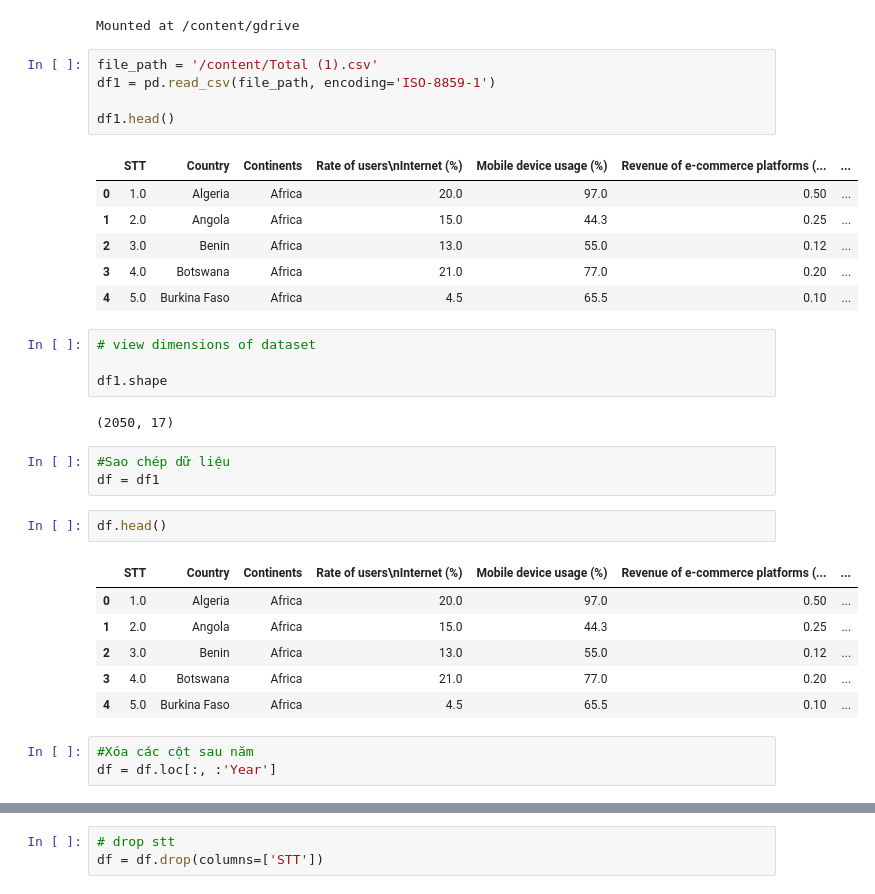
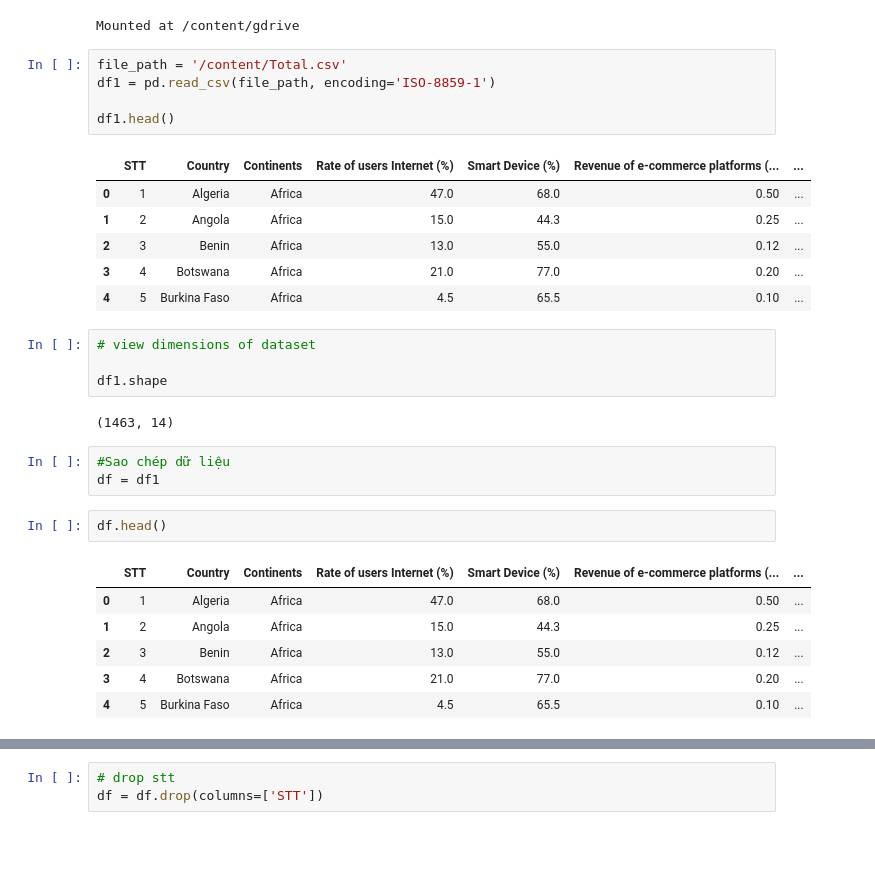
Before and after one commit to TheViet298/train_data_ttcs, a Jupyter notebook: ttcs1.ipynb, the cells around one changed output, grey strips where cells are left out. Cells and saved outputs as stored; diff of their text form; blank space fills up the shorter version.

```diff
--- a/ttcs1.ipynb
+++ b/ttcs1.ipynb
@@ -18,38 +18,35 @@ drive.mount('/content/gdrive')
 # %% [output]
 Mounted at /content/gdrive
 # %%
-file_path = '/content/Total (1).csv'
+file_path = '/content/Total.csv'
 df1 = pd.read_csv(file_path, encoding='ISO-8859-1')
 
 df1.head()
 # %% [output]
-|  | STT | Country | Continents | Rate of users\nInternet (%) | Mobile device usage (%) | Revenue of e-commerce platforms (... | ... |
-| 0 | 1.0 | Algeria | Africa | 20.0 | 97.0 | 0.50 | ... |
-| 1 | 2.0 | Angola | Africa | 15.0 | 44.3 | 0.25 | ... |
-| 2 | 3.0 | Benin | Africa | 13.0 | 55.0 | 0.12 | ... |
-| 3 | 4.0 | Botswana | Africa | 21.0 | 77.0 | 0.20 | ... |
-| 4 | 5.0 | Burkina Faso | Africa | 4.5 | 65.5 | 0.10 | ... |
+|  | STT | Country | Continents | Rate of users Internet (%) | Smart Device (%) | Revenue of e-commerce platforms (... | ... |
+| 0 | 1 | Algeria | Africa | 47.0 | 68.0 | 0.50 | ... |
+| 1 | 2 | Angola | Africa | 15.0 | 44.3 | 0.25 | ... |
+| 2 | 3 | Benin | Africa | 13.0 | 55.0 | 0.12 | ... |
+| 3 | 4 | Botswana | Africa | 21.0 | 77.0 | 0.20 | ... |
+| 4 | 5 | Burkina Faso | Africa | 4.5 | 65.5 | 0.10 | ... |
 # %%
 # view dimensions of dataset
 
 df1.shape
 # %% [output]
-(2050, 17)
+(1463, 14)
 # %%
 #Sao chép dữ liệu
 df = df1
 # %%
 df.head()
 # %% [output]
-|  | STT | Country | Continents | Rate of users\nInternet (%) | Mobile device usage (%) | Revenue of e-commerce platforms (... | ... |
-| 0 | 1.0 | Algeria | Africa | 20.0 | 97.0 | 0.50 | ... |
-| 1 | 2.0 | Angola | Africa | 15.0 | 44.3 | 0.25 | ... |
-| 2 | 3.0 | Benin | Africa | 13.0 | 55.0 | 0.12 | ... |
-| 3 | 4.0 | Botswana | Africa | 21.0 | 77.0 | 0.20 | ... |
-| 4 | 5.0 | Burkina Faso | Africa | 4.5 | 65.5 | 0.10 | ... |
+|  | STT | Country | Continents | Rate of users Internet (%) | Smart Device (%) | Revenue of e-commerce platforms (... | ... |
+| 0 | 1 | Algeria | Africa | 47.0 | 68.0 | 0.50 | ... |
+| 1 | 2 | Angola | Africa | 15.0 | 44.3 | 0.25 | ... |
+| 2 | 3 | Benin | Africa | 13.0 | 55.0 | 0.12 | ... |
+| 3 | 4 | Botswana | Africa | 21.0 | 77.0 | 0.20 | ... |
+| 4 | 5 | Burkina Faso | Africa | 4.5 | 65.5 | 0.10 | ... |
-# %%
-#Xóa các cột sau năm
-df = df.loc[:, :'Year']
 # %%
 #Loại bỏ các hàng ở dưới
 df = df[:1520].dropna()
```
Also changed, not shown: parts of 26 cells of this notebook.
